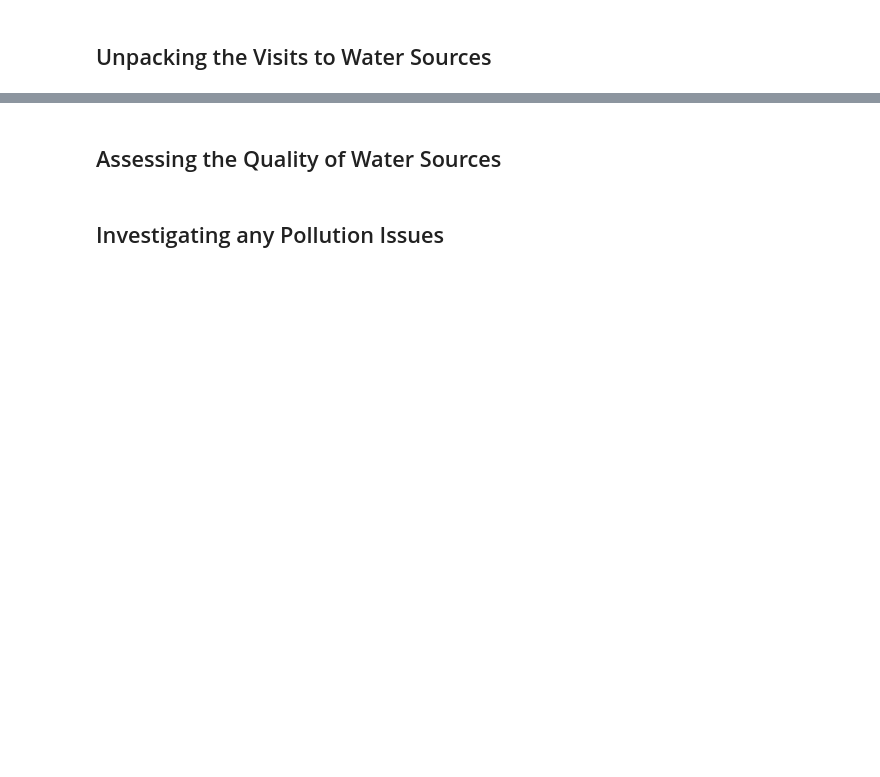
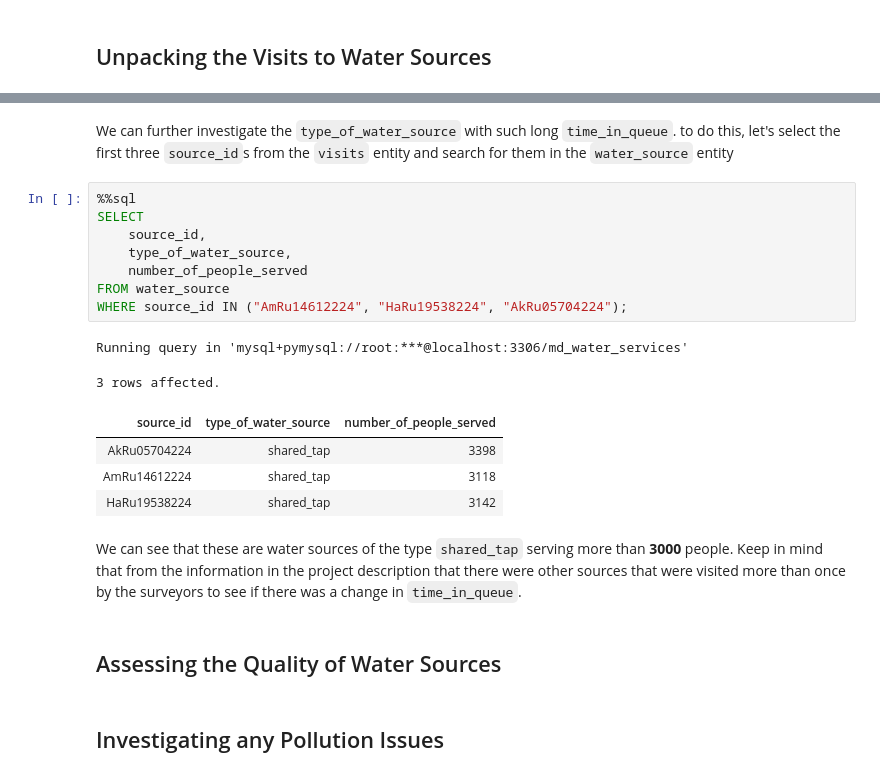
Before and after one commit to kelvinziroh/maji_ndogo, a Jupyter notebook: part_1/maji_ndogo_part1.ipynb, the cells around one changed output, grey strips where cells are left out. Drawn from its saved outputs; the diff is of its cells as text; blank space fills up the shorter version.

```diff
--- a/part_1/maji_ndogo_part1.ipynb
+++ b/part_1/maji_ndogo_part1.ipynb
@@ -115,3 +150,22 @@ Truncated to displaylimit of 10.
+# %% [markdown]
+We can further investigate the `type_of_water_source` with such long `time_in_queue`. to do this, let's select the first three `source_id`s from the `visits` entity and search for them in the `water_source` entity
+# %%
+%%sql
+SELECT
+    source_id,
+    type_of_water_source,
+    number_of_people_served
+FROM water_source
+WHERE source_id IN ("AmRu14612224", "HaRu19538224", "AkRu05704224");
+# %% [output]
+Running query in 'mysql+pymysql://root:***@localhost:3306/md_water_services'
+3 rows affected.
+| source_id | type_of_water_source | number_of_people_served |
+| AkRu05704224 | shared_tap | 3398 |
+| AmRu14612224 | shared_tap | 3118 |
+| HaRu19538224 | shared_tap | 3142 |
+# %% [markdown]
+We can see that these are water sources of the type `shared_tap` serving more than **3000** people. Keep in mind that from the information in the project description that there were other sources that were visited more than once by the surveyors to see if there was a change in `time_in_queue`.
 # %% [markdown]
 ## Assessing the Quality of Water Sources
 # %% [markdown]
```
Also changed, not shown: parts of 6 cells of this notebook.
